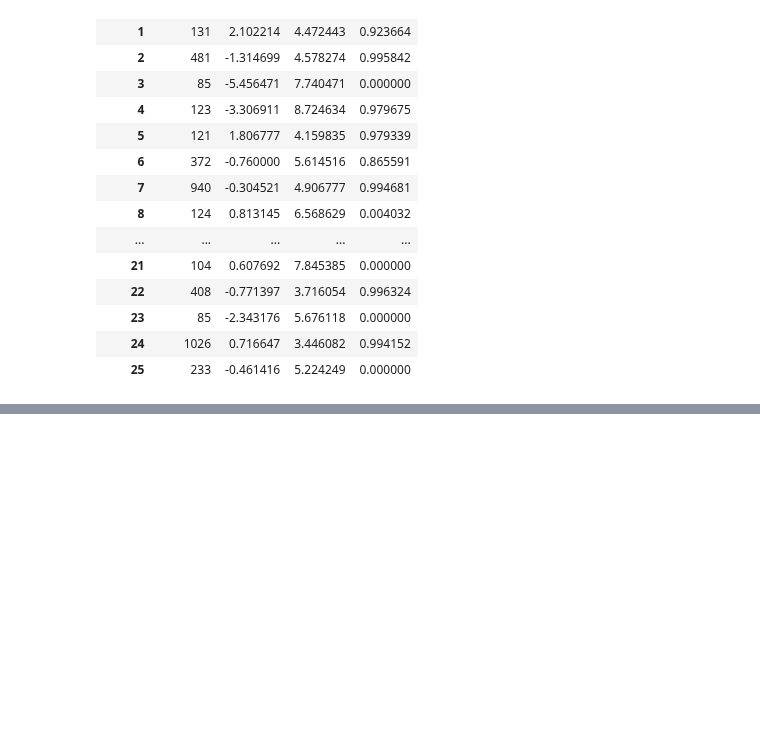
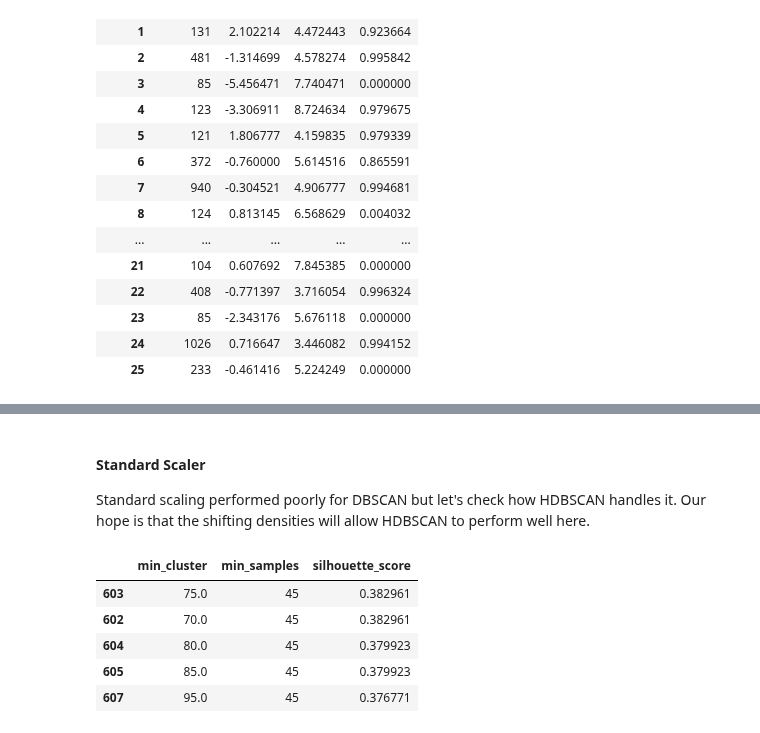
Before and after one commit to vijay-ravuri/poll-accuracy-modeling, a Jupyter notebook: code/04-Clustering.ipynb, the cells around one changed output, grey strips where cells are left out. Saved outputs shown, nothing was run; the diff lists cells and outputs as text; code cells hidden in the pictures; blank space fills up the shorter version.

```diff
--- a/code/04-Clustering.ipynb
+++ b/code/04-Clustering.ipynb
@@ -1002,0 +1075,4 @@ clustered.groupby('cluster')[['calc_bias', 'error', 'rightcall']].agg(
+# %% [markdown]
+#### Standard Scaler
+
+Standard scaling performed poorly for DBSCAN but let's check how HDBSCAN handles it. Our hope is that the shifting densities will allow HDBSCAN to perform well here.
@@ -1002,0 +1087,23 @@ clustered.groupby('cluster')[['calc_bias', 'error', 'rightcall']].agg(
+# %%
+for min_sample in range(15, 100, 5):
+        for min_cluster_size in range(5, 100, 5):
+            hdb = HDBSCAN(
+                  min_cluster_size = min_cluster_size,
+                  min_samples = min_sample,
+                  n_jobs = 4
+            )
+            hdb.fit(hdbscan_prep.transform(X))
+
+            sil = silhouette_score(hdbscan_prep.transform(X), hdb.labels_)
+
+            score.append((min_cluster_size, min_sample, sil))
+
+score_db = pd.DataFrame(score, columns = ['min_cluster', 'min_samples', 'silhouette_score'])
+score_db.sort_values(by = ['silhouette_score'], ascending = False).head()
+# %% [output]
+|  | min_cluster | min_samples | silhouette_score |
+| 603 | 75.0 | 45 | 0.382961 |
+| 602 | 70.0 | 45 | 0.382961 |
+| 604 | 80.0 | 45 | 0.379923 |
+| 605 | 85.0 | 45 | 0.379923 |
+| 607 | 95.0 | 45 | 0.376771 |
```
Also changed, not shown: parts of 28 cells of this notebook, 1 other file.
